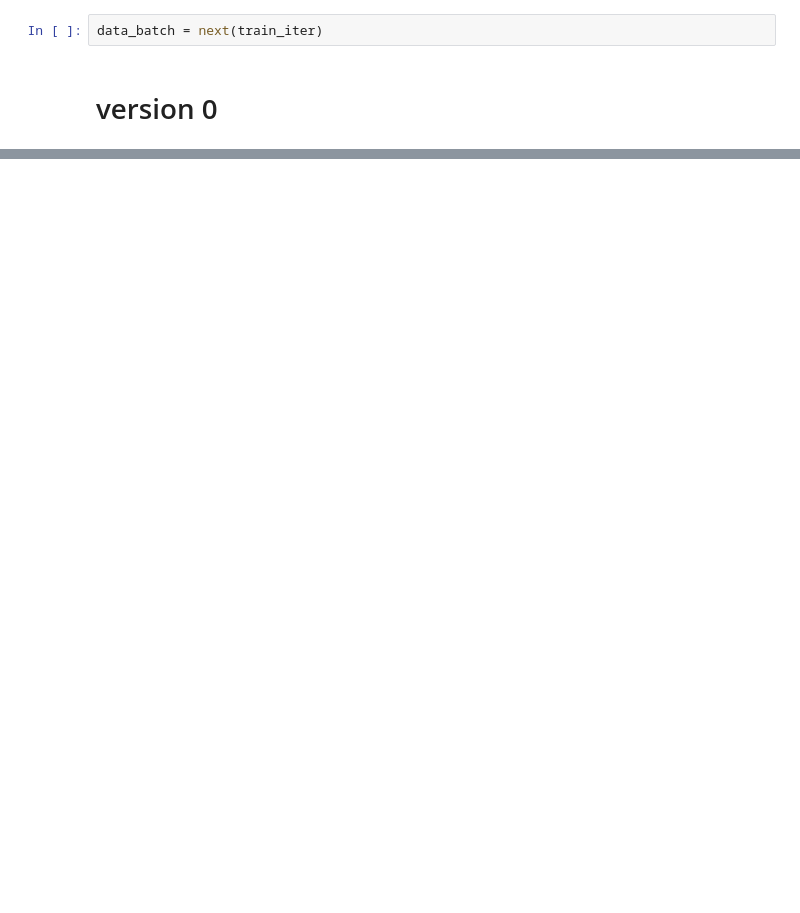
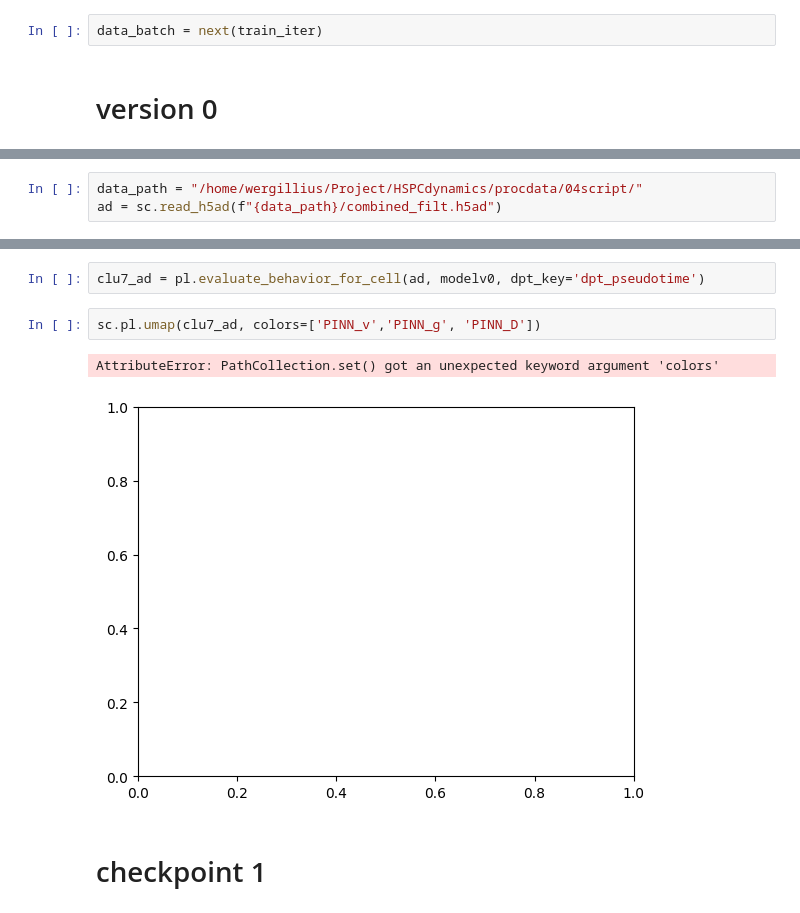
Before and after one commit to oZwZo/PINN_dynamics, a Jupyter notebook: HSPC_clu7/evaluate_clu7.ipynb, the cells around one changed output, grey strips where cells are left out. Saved outputs shown, nothing was run; the diff lists cells and outputs as text; blank space fills up the shorter version.

```diff
--- a/HSPC_clu7/evaluate_clu7.ipynb
+++ b/HSPC_clu7/evaluate_clu7.ipynb
@@ -45,0 +54,3 @@ modelv0 = models.Cspline_PINN.load_from_checkpoint(ckpt0)
+# %%
+data_path = "/home/wergillius/Project/HSPCdynamics/procdata/04script/"
+ad = sc.read_h5ad(f"{data_path}/combined_filt.h5ad")
@@ -45,0 +70,9 @@ modelv0 = models.Cspline_PINN.load_from_checkpoint(ckpt0)
+# %%
+clu7_ad = pl.evaluate_behavior_for_cell(ad, modelv0, dpt_key='dpt_pseudotime')
+# %%
+sc.pl.umap(clu7_ad, colors=['PINN_v','PINN_g', 'PINN_D'])
+# %% [output]
+AttributeError: PathCollection.set() got an unexpected keyword argument 'colors'
+[figure, added]
+# %% [markdown]
+# checkpoint 1
```
Also changed, not shown: parts of 14 cells of this notebook, 5 other files.
